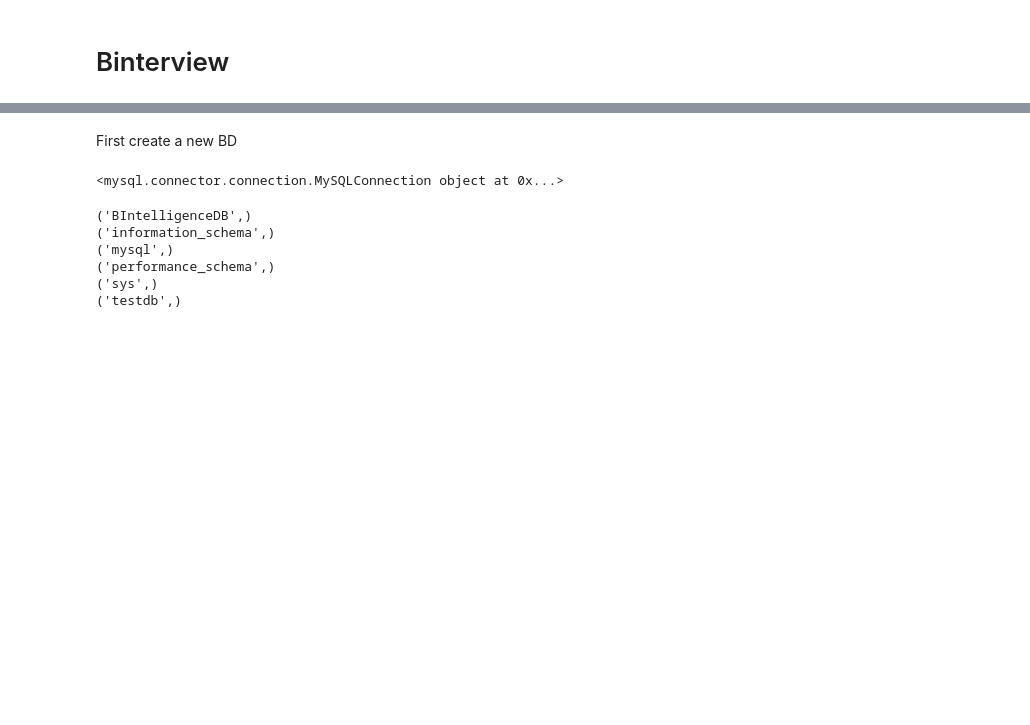
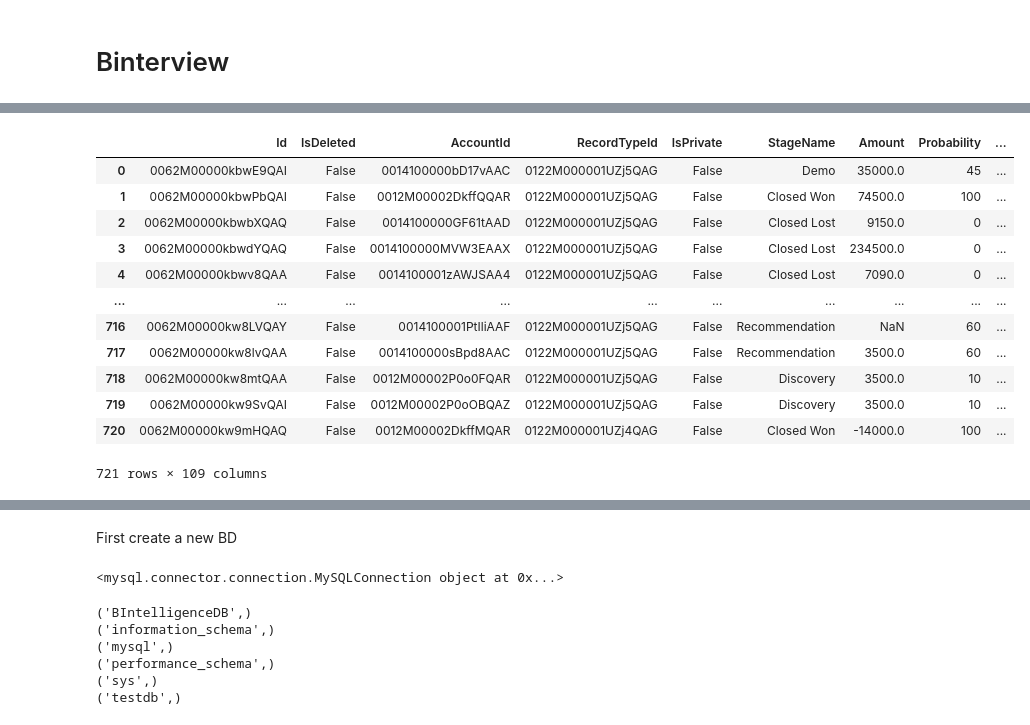
Before and after one commit to meaganlazer/Sales_Funnel, a Jupyter notebook: Binterview.ipynb, the cells around one changed output, grey strips where cells are left out. Cells and saved outputs as stored; diff of their text form; code cells hidden in the pictures; blank space fills up the shorter version.

```diff
--- a/Binterview.ipynb
+++ b/Binterview.ipynb
@@ -52,0 +47,2 @@ Sproduct_df = pd.read_csv('session_product__cs.csv')
+# %%
+opps_df = pd.read_csv('Opps Table (July to present).csv')
@@ -53,2 +63,18 @@ Sproduct_df = pd.read_csv('session_product__cs.csv')
+# %%
+opps_df
+# %% [output]
+|  | Id | IsDeleted | AccountId | RecordTypeId | IsPrivate | StageName | Amount | Probability | ... |
+| 0 | 0062M00000kbwE9QAI | False | 0014100000bD17vAAC | 0122M000001UZj5QAG | False | Demo | 35000.0 | 45 | ... |
+| 1 | 0062M00000kbwPbQAI | False | 0012M00002DkffQQAR | 0122M000001UZj5QAG | False | Closed Won | 74500.0 | 100 | ... |
+| 2 | 0062M00000kbwbXQAQ | False | 0014100000GF61tAAD | 0122M000001UZj5QAG | False | Closed Lost | 9150.0 | 0 | ... |
+| 3 | 0062M00000kbwdYQAQ | False | 0014100000MVW3EAAX | 0122M000001UZj5QAG | False | Closed Lost | 234500.0 | 0 | ... |
+| 4 | 0062M00000kbwv8QAA | False | 0014100001zAWJSAA4 | 0122M000001UZj5QAG | False | Closed Lost | 7090.0 | 0 | ... |
+| ... | ... | ... | ... | ... | ... | ... | ... | ... | ... |
+| 716 | 0062M00000kw8LVQAY | False | 0014100001PtIliAAF | 0122M000001UZj5QAG | False | Recommendation | NaN | 60 | ... |
+| 717 | 0062M00000kw8lvQAA | False | 0014100000sBpd8AAC | 0122M000001UZj5QAG | False | Recommendation | 3500.0 | 60 | ... |
+| 718 | 0062M00000kw8mtQAA | False | 0012M00002P0o0FQAR | 0122M000001UZj5QAG | False | Discovery | 3500.0 | 10 | ... |
+| 719 | 0062M00000kw9SvQAI | False | 0012M00002P0oOBQAZ | 0122M000001UZj5QAG | False | Discovery | 3500.0 | 10 | ... |
+| 720 | 0062M00000kw9mHQAQ | False | 0012M00002DkffMQAR | 0122M000001UZj4QAG | False | Closed Won | -14000.0 | 100 | ... |
+721 rows × 109 columns
 # %%
 contracts_df
```
Also changed, not shown: parts of 11 cells of this notebook.
